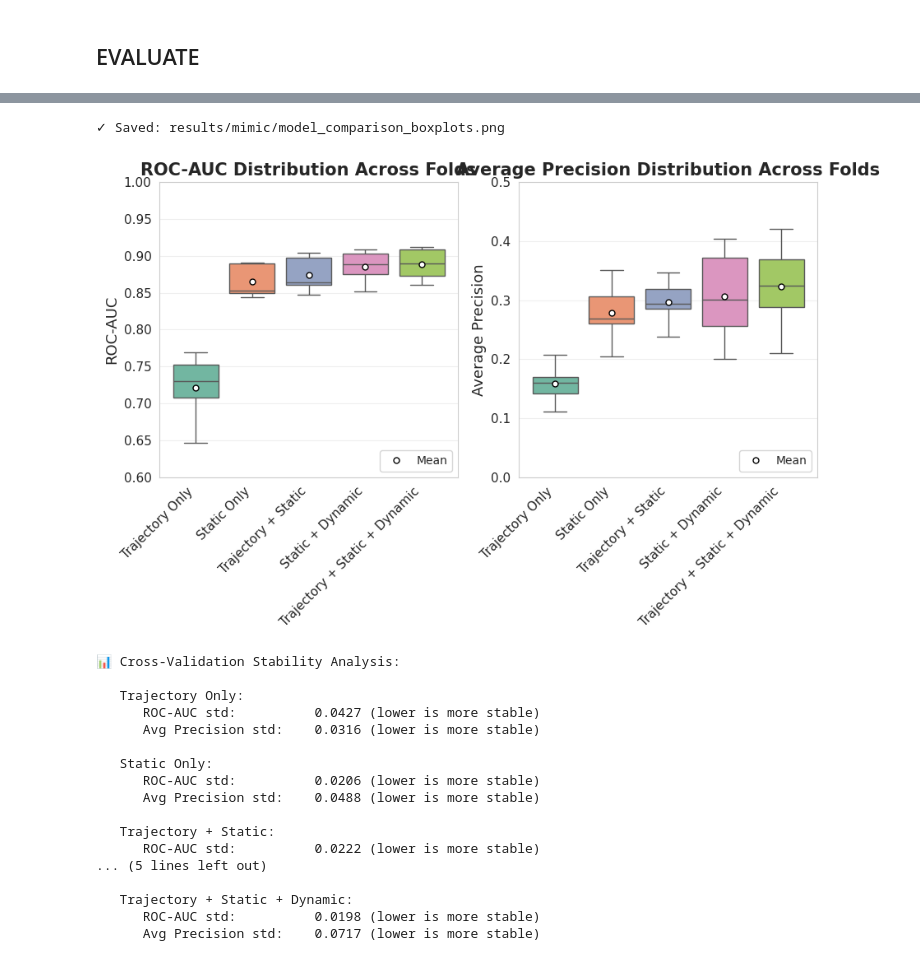
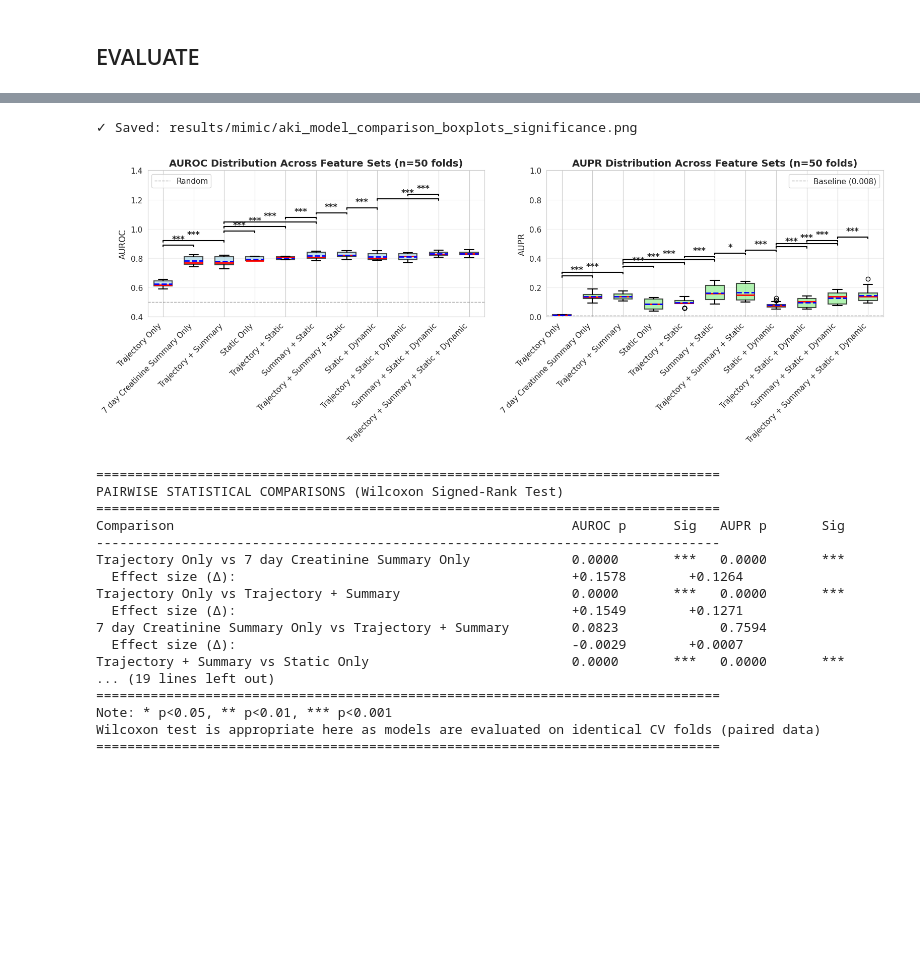
Before and after one commit to tw2067/trajectory-modeling, a Jupyter notebook: scripts/notebooks/AKI_traj_probs.ipynb, the cells around one changed output, grey strips where cells are left out. Cells and saved outputs as stored; diff of their text form; code cells hidden in the pictures; blank space fills up the shorter version.

```diff
--- a/scripts/notebooks/AKI_traj_probs.ipynb
+++ b/scripts/notebooks/AKI_traj_probs.ipynb
@@ -1016,3 +911,6 @@ print(f"✓ Loaded: results/mimic/aki_prediction_dataset.csv")
+# %%
+traj_cols = ['prob_stable', 'prob_gradual_increase', 'prob_rapid_increase', 'prob_worsening']
+prediction_dataset[traj_cols] = prediction_dataset[traj_cols + ['hadm_id']].groupby('hadm_id')[traj_cols].ffill(limit=2).fillna(0)
 # %%
 prediction_dataset.isna().mean()[prediction_dataset.isna().mean() > 0].sort_values(ascending=False)
 # %% [output]
@@ -1234,26 +1251,23 @@ n_folds_total = n_repeats * n_folds
 
 comparison_results = {}
 
-print(f"\n2. Training models with {n_repeats}-Repeat {n_folds}-Fold CV ({n_folds_total} total folds):\n")
+print(f"\n Training models with {n_repeats}-Repeat {n_folds}-Fold CV ({n_folds_total} total folds):\n")
 
 for feature_set_name, feature_cols in feature_sets.items():
     print(f"{feature_set_name}")
     print("-" * 60)
-
-    X = prediction_clean[feature_cols]
-
     # Use shared utility function for repeated cross-validation
     fold_metrics = train_repeated_cv(
-        X=X,
-        y=y,
-        groups=groups,
+        prediction_df=prediction_clean,
+        feature_cols=feature_cols,
+        target_col='target_aki_stage3',
+        group_col='hadm_id',
         n_repeats=n_repeats,
         n_folds=n_folds,
-        random_state=920
-    )
+        random_state=920)
 
     comparison_results[feature_set_name] = fold_metrics
 
     print(f"  ROC-AUC:           {np.mean(fold_metrics['roc_auc']):.3f} ± {np.std(fold_metrics['roc_auc']):.3f}")
-    print(f"  Average Precision: {np.mean(fold_metrics['avg_precision']):.3f} ± {np.std(fold_metrics['avg_precision']):.3f}\n")
+    print(f"  AUPR:              {np.mean(fold_metrics['avg_precision']):.3f} ± {np.std(fold_metrics['avg_precision']):.3f}\n")
 # %% [output]
@@ -1303,47 +1334,59 @@ Trajectory + Static + Dynamic 0.889 ± 0.020 0.323 ± 0.072
 # %%
 # Boxplot visualization with statistical significance testing (using shared utilities)
 # Define pairs to compare (indices based on feature_sets order)
 pairs_to_compare = [
-    (0, 1),  # Trajectory vs Static
-    (1, 2),  # Static vs Traj+Static
-    (2, 3),  # Traj+Static vs Static+Dynamic
-    (3, 4),  # Static+Dynamic vs Traj+Static+Dynamic (Full)
+    (0, 1),  # Trajectory vs Summary
+    (0, 2),  # Trajectory vs Trajectory + Summary
+    (1, 2),  # Summary vs Trajectory + Summary
+    (2, 3),  # Trajectory + Summary vs Static Only
+    (2, 4),  # Trajectory + Summary vs Trajectory + Static
+    (2, 5),  # Trajectory + Summary vs Summary + Static
+    (4, 5),  # Trajectory + Static vs Summary + Static
+
+    (5, 6),  # Summary + Static vs Trajectory + Summary + Static
+    (6, 7),  # Trajectory + Summary + Static vs Static + Dynamic
+    (7, 8),  # Static + Dynamic vs Trajectory + Static + Dynamic
+    (7, 9),  # Static + Dynamic vs Summary + Static + Dynamic
+    (8, 9),  # Trajectory + Static + Dynamic vs Summary + Static + Dynamic
+    (9, 10), # Summary + Static + Dynamic vs Trajectory + Summary + Static + Dynamic
 ]
 
 # Use shared utility function for boxplots with significance testing
 fig, (ax1, ax2) = plot_boxplots_with_stats(
     comparison_results=comparison_results,
     outcome_df=prediction_clean,
     target_col='target_aki_stage3',
     pairs_to_compare=pairs_to_compare,
-    n_folds_total=n_folds_total
+    n_folds_total=n_folds_total,
+    roc_ylim=(0.4, 1.4),
+    ap_ylim=(0.0, 1.0),
 )
 plt.savefig('../../results/mimic/aki_model_comparison_boxplots_significance.png', dpi=300, bbox_inches='tight')
 print("\n✓ Saved: results/mimic/aki_model_comparison_boxplots_significance.png")
 plt.show()
 
 # Print detailed statistical comparisons using shared utility
 print_statistical_comparisons(
     comparison_results=comparison_results,
     pairs_to_compare=pairs_to_compare
 )
 # %% [output]
-✓ Saved: results/mimic/model_comparison_boxplots.png
+✓ Saved: results/mimic/aki_model_comparison_boxplots_significance.png
-[figure, old version]
+[figure, new version]
-📊 Cross-Validation Stability Analysis:
-
-   Trajectory Only:
-      ROC-AUC std:          0.0427 (lower is more stable)
-      Avg Precision std:    0.0316 (lower is more stable)
-
-   Static Only:
-      ROC-AUC std:          0.0206 (lower is more stable)
-      Avg Precision std:    0.0488 (lower is more stable)
-
-   Trajectory + Static:
-      ROC-AUC std:          0.0222 (lower is more stable)
-... (5 lines left out)
-
-   Trajectory + Static + Dynamic:
-      ROC-AUC std:          0.0198 (lower is more stable)
-      Avg Precision std:    0.0717 (lower is more stable)
+================================================================================
+PAIRWISE STATISTICAL COMPARISONS (Wilcoxon Signed-Rank Test)
+================================================================================
+Comparison                                                   AUROC p      Sig   AUPR p       Sig
+--------------------------------------------------------------------------------
+Trajectory Only vs 7 day Creatinine Summary Only             0.0000       ***   0.0000       ***
+  Effect size (Δ):                                           +0.1578        +0.1264
+Trajectory Only vs Trajectory + Summary                      0.0000       ***   0.0000       ***
+  Effect size (Δ):                                           +0.1549        +0.1271
+7 day Creatinine Summary Only vs Trajectory + Summary        0.0823             0.7594
+  Effect size (Δ):                                           -0.0029        +0.0007
+Trajectory + Summary vs Static Only                          0.0000       ***   0.0000       ***
+... (19 lines left out)
+================================================================================
+Note: * p<0.05, ** p<0.01, *** p<0.001
+Wilcoxon test is appropriate here as models are evaluated on identical CV folds (paired data)
+================================================================================
```
Also changed, not shown: parts of 49 cells of this notebook, 38 other files.
